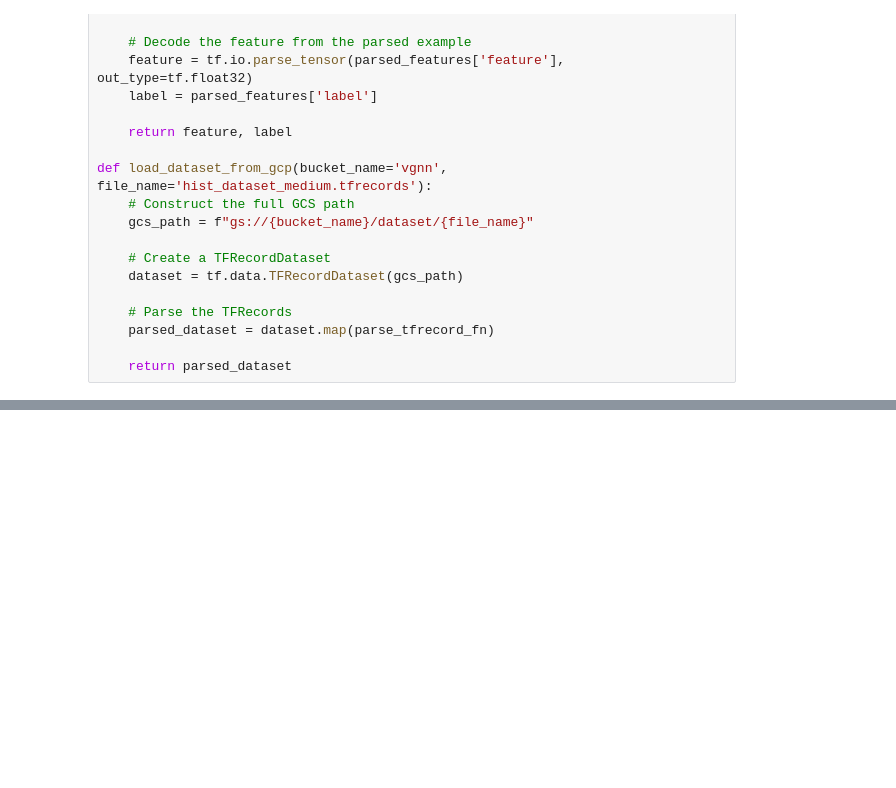
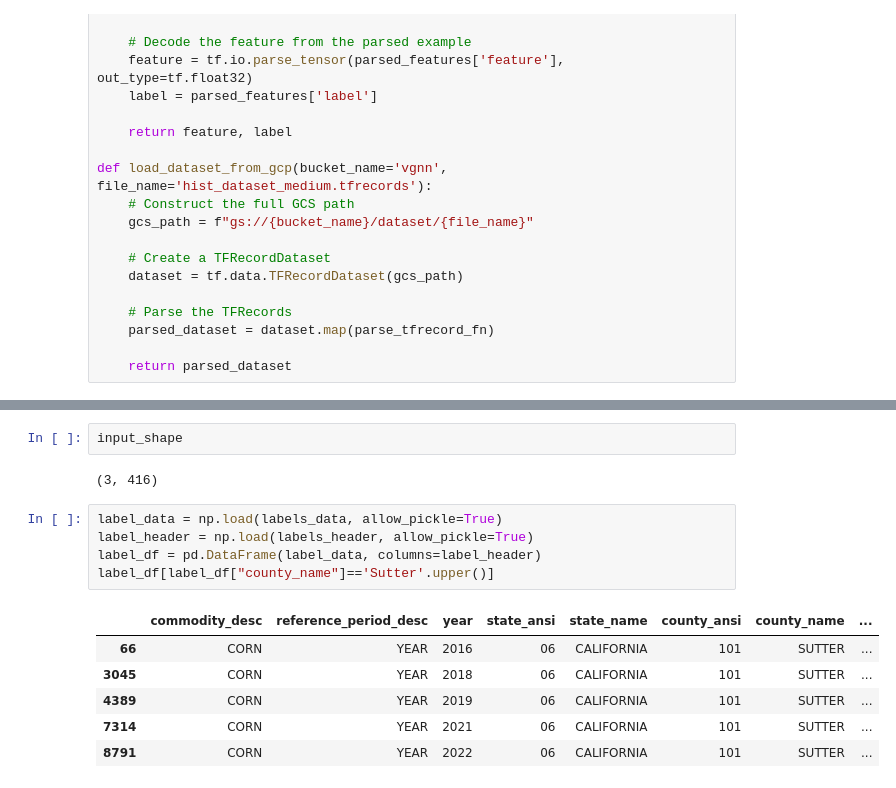
Before and after one commit to tskorkowski/crop_yield_prediction_CAS, a Jupyter notebook: 2_gc-pipeline/training.ipynb, the cells around one changed output, grey strips where cells are left out. Saved outputs shown, nothing was run; the diff lists cells and outputs as text; blank space fills up the shorter version.

Commit message:
extended-data-small-opimisation

```diff
--- a/2_gc-pipeline/training.ipynb
+++ b/2_gc-pipeline/training.ipynb
@@ -216 +176,17 @@ Label: 80.5
+# %%
+input_shape
+# %% [output]
+(3, 416)
+# %%
+label_data = np.load(labels_data, allow_pickle=True)
+label_header = np.load(labels_header, allow_pickle=True)
+label_df = pd.DataFrame(label_data, columns=label_header)
+label_df[label_df["county_name"]=='Sutter'.upper()]
+# %% [output]
+|  | commodity_desc | reference_period_desc | year | state_ansi | state_name | county_ansi | county_name | ... |
+| 66 | CORN | YEAR | 2016 | 06 | CALIFORNIA | 101 | SUTTER | ... |
+| 3045 | CORN | YEAR | 2018 | 06 | CALIFORNIA | 101 | SUTTER | ... |
+| 4389 | CORN | YEAR | 2019 | 06 | CALIFORNIA | 101 | SUTTER | ... |
+| 7314 | CORN | YEAR | 2021 | 06 | CALIFORNIA | 101 | SUTTER | ... |
+| 8791 | CORN | YEAR | 2022 | 06 | CALIFORNIA | 101 | SUTTER | ... |
 # %%
```
Also changed, not shown: parts of 9 cells of this notebook, 5 other files.
